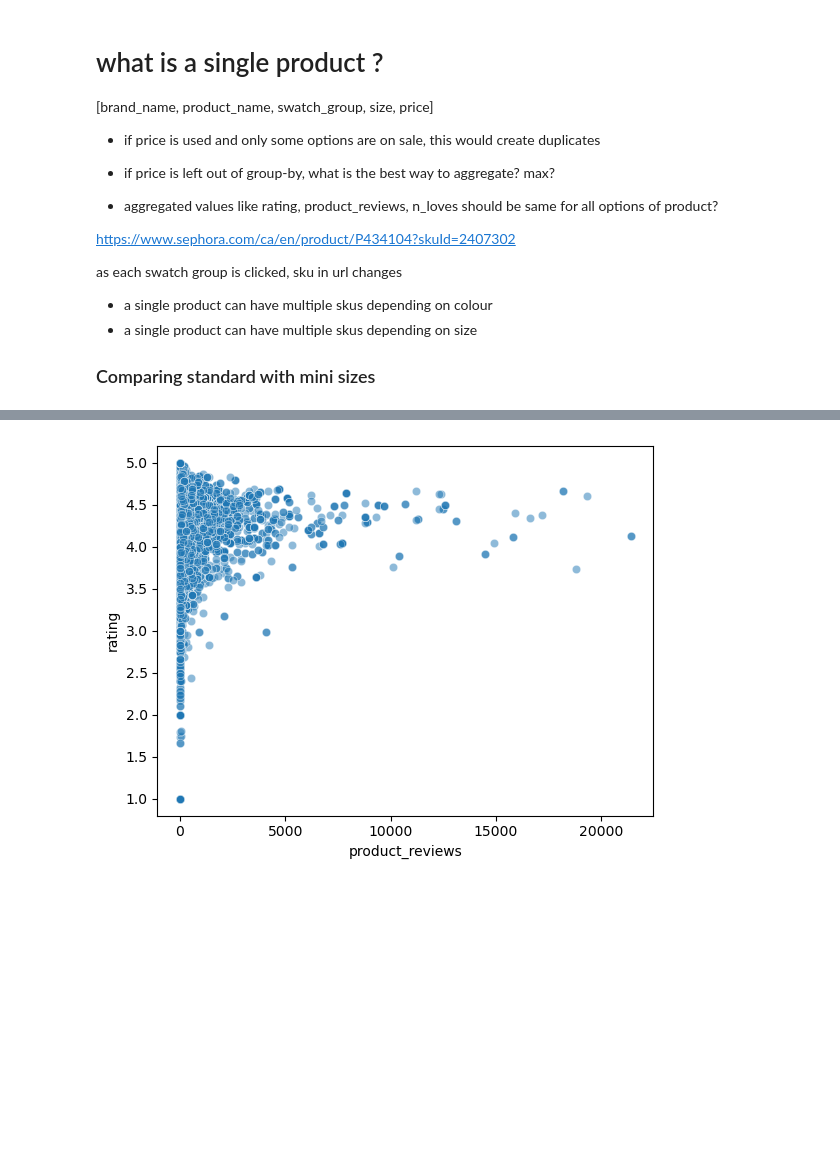
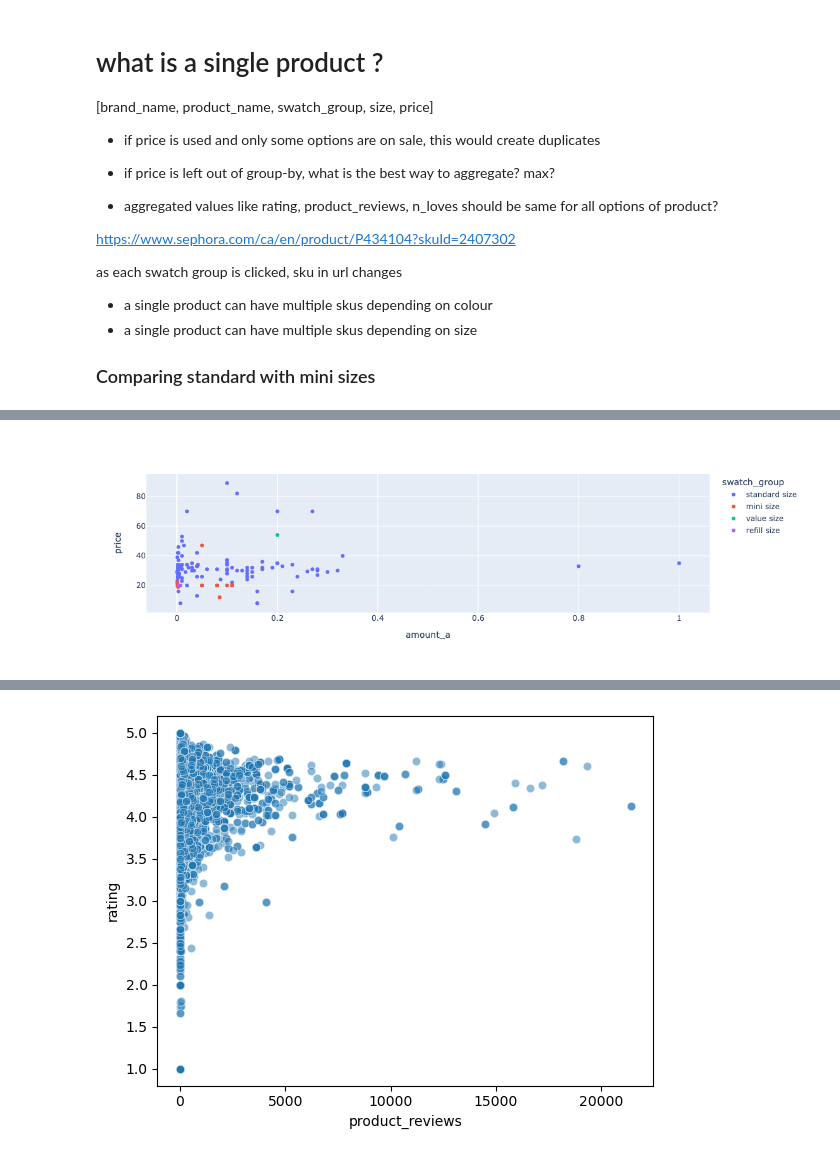
Before and after one commit to leblanchannah/value-cluster, a Jupyter notebook: product_EDA.ipynb, the cells around one changed output, grey strips where cells are left out. Cells and saved outputs as stored; diff of their text form; code cells hidden in the pictures; blank space fills up the shorter version.

```diff
--- a/product_EDA.ipynb
+++ b/product_EDA.ipynb
@@ -137,7 +137,7 @@ as each swatch group is clicked, sku in url changes
 
 ### Comparing standard with mini sizes
 # %%
-df = df_products.groupby(['product_id','product_name', 'brand_name', 'swatch_group','unit_a','amount_a'], as_index=False).agg({
+df = df_products.groupby(['product_id','product_name', 'brand_name', 'swatch_group','amount_a'], as_index=False).agg({
     'price':'max',
     'internal_product_id':'nunique',
     'rating':'max',
@@ -157,4 +173,7 @@ df.head(5)
 # https://www.sephora.com/ca/en/product/guerlain-abeille-royale-youth-watery-anti-aging-oil-P474953?skuId=2492858&icid2=products%20grid:p474953:product
 # https://www.sephora.com/ca/en/product/highlighter-P404798?skuId=2074532&icid2=products%20grid:p404798:product
 # examples of diff product sizes with same name
+
+fig = px.scatter(df[df['lvl_2_cat']=='Eyebrow'], x="amount_a", y="price", color="swatch_group", hover_data=['brand_name', 'product_name'])
+fig.show()
 # %% [output]
@@ -167,2 +180,3 @@ df.head(5)
+[figure, added]
 # %%
 eligible_products = df[df['swatch_group'].isin(['standard size','mini size'])].groupby(['product_id'], as_index=False)['swatch_group'].count()
```
Also changed, not shown: parts of 9 cells of this notebook, 1 other file.
